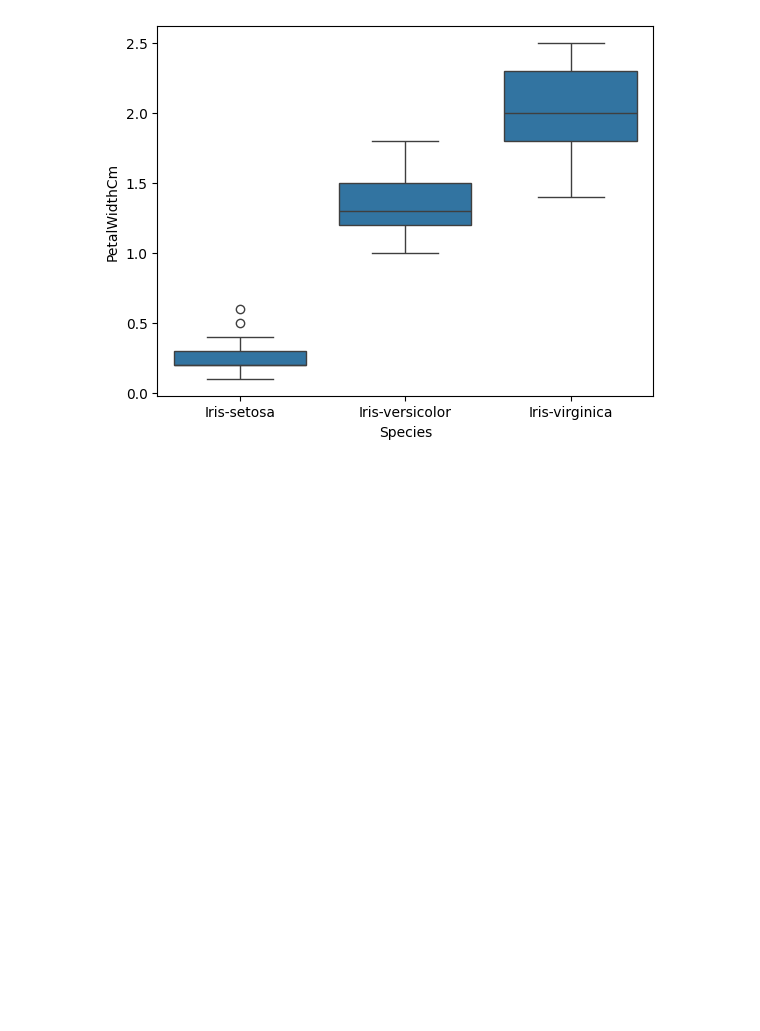
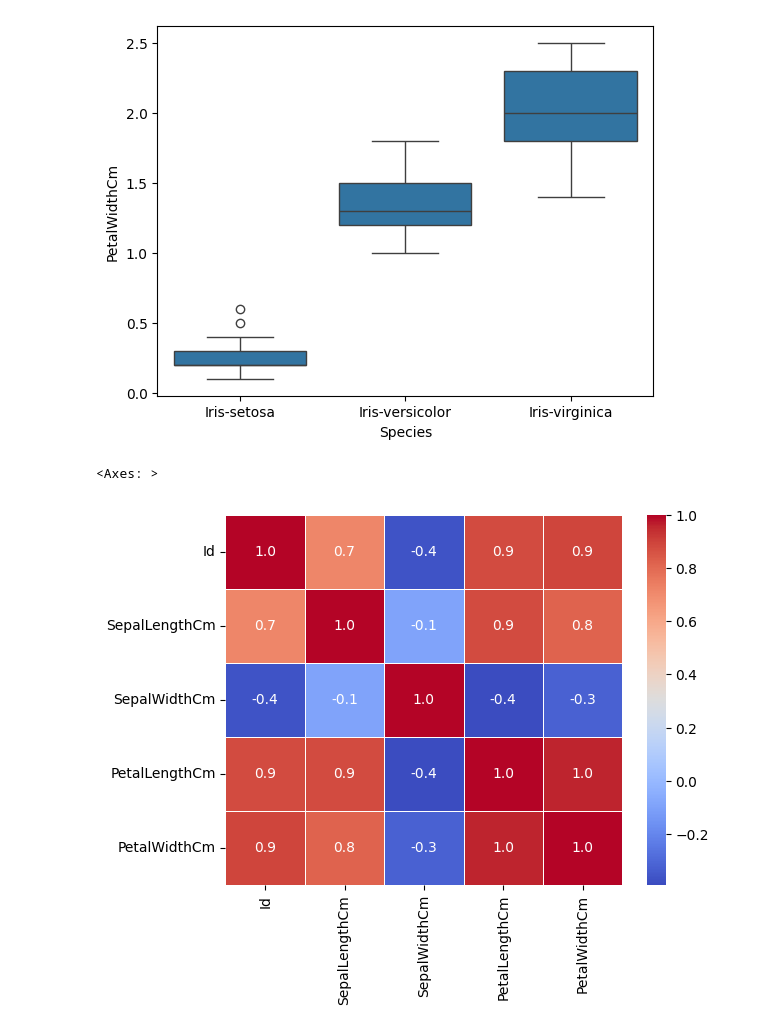
Before and after one commit to Kunals0612/TE_Lab_Assignments, a Jupyter notebook: DSBDAL/Assignment6.ipynb, the cells around one changed output. Saved outputs shown, nothing was run; the diff lists cells and outputs as text; code cells hidden in the pictures; blank space fills up the shorter version.

```diff
--- a/DSBDAL/Assignment6.ipynb
+++ b/DSBDAL/Assignment6.ipynb
@@ -118,3 +118,10 @@ sb.boxplot(x = df['Species'], y = df['PetalWidthCm'])
 # %% [output]
 <Axes: xlabel='Species', ylabel='PetalWidthCm'>
 [figure]
+# %%
+numeric_df = df.select_dtypes(include = ['float64', 'int64'])
+corr_matrix = numeric_df.corr()
+sb.heatmap(corr_matrix, annot = True, cmap = 'coolwarm', fmt = '.1f', linewidth = 0.5)
+# %% [output]
+<Axes: >
+[figure, added]
```
